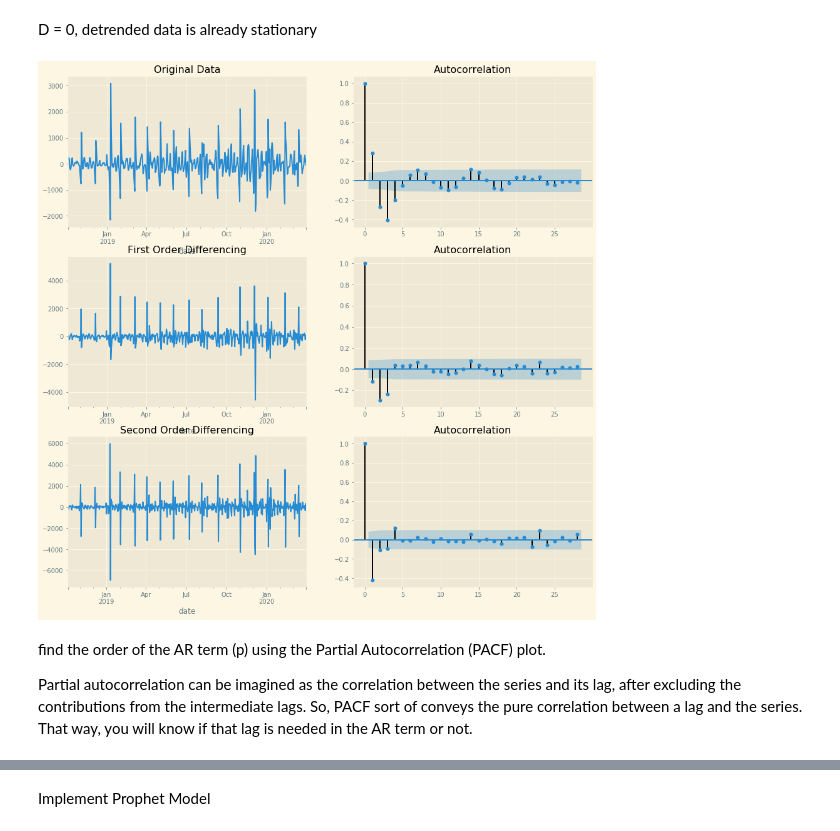
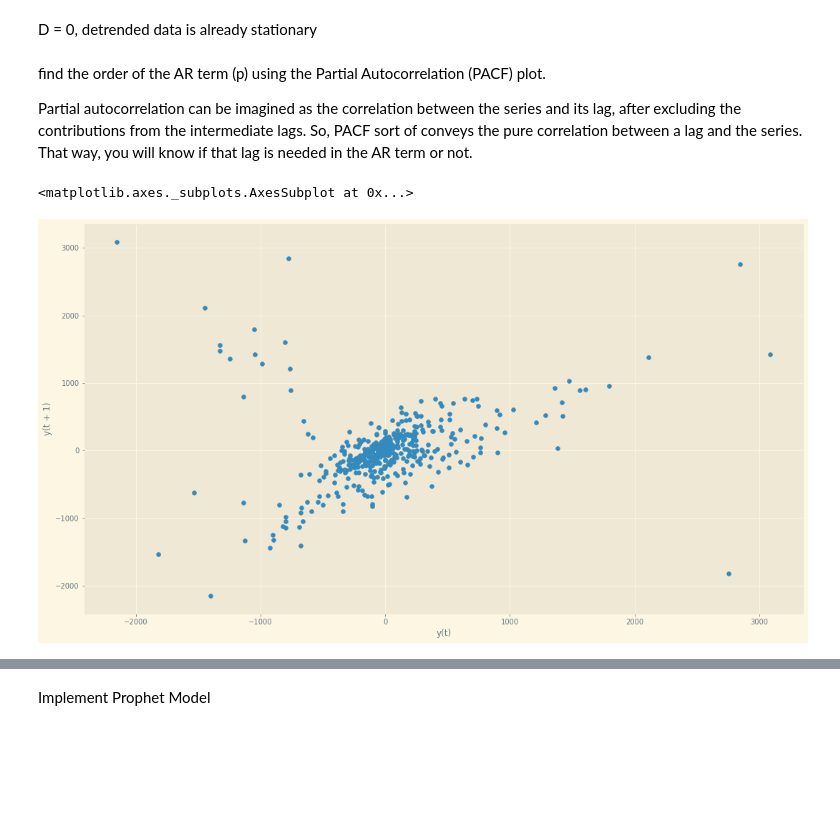
Before and after one commit to KishenSharma6/Airbnb-Analysis, a Jupyter notebook: Project Codes/05. Modeling/2020_0214_Calendar_TimeSeries.ipynb, the cells around one changed output, grey strips where cells are left out. Drawn from its saved outputs; the diff is of its cells as text; code cells hidden in the pictures; blank space fills up the shorter version.

```diff
--- a/Project Codes/05. Modeling/2020_0214_Calendar_TimeSeries.ipynb
+++ b/Project Codes/05. Modeling/2020_0214_Calendar_TimeSeries.ipynb
@@ -369,28 +422,13 @@ Finding ARIMA parameters
 How much differencing to apply
 # %% [markdown]
 D = 0, detrended data is already stationary
-# %%
-#Import libraries
-from statsmodels.graphics.tsaplots import plot_acf, plot_pacf
-
-#Set figure
-fig, axes= plt.subplots(3,2,figsize = (15,15))
-
-#Plot Original Detrended Data and associated plot_acf
-detrended.plot(ax=axes[0,0], title = 'Original Detrended Data')
-plot_acf(detrended, ax = axes[0,1]);
-
-#Apply and plot first differencing
-detrended.diff().dropna().plot(ax = axes[1,0], title = 'First Order Differencing')
-plot_acf(detrended.diff().dropna(), ax = axes[1,1]);
-
-#Apply and plot second differencing
-detrended.diff().diff().dropna().plot(ax = axes[2,0], title = 'Second Order Differencing')
-plot_acf(detrended.diff().diff().dropna(), ax = axes[2,1]);
-# %% [output]
-[figure, removed]
 # %% [markdown]
 find the order of the AR term (p) using the Partial Autocorrelation (PACF) plot.
 
 
 Partial autocorrelation can be imagined as the correlation between the series and its lag, after excluding the contributions from the intermediate lags. So, PACF sort of conveys the pure correlation between a lag and the series. That way, you will know if that lag is needed in the AR term or not.
+# %%
+pd.plotting.lag_plot(train)
+# %% [output]
+<matplotlib.axes._subplots.AxesSubplot at 0x...>
+[figure, added]
```
Also changed, not shown: parts of 43 cells of this notebook.
